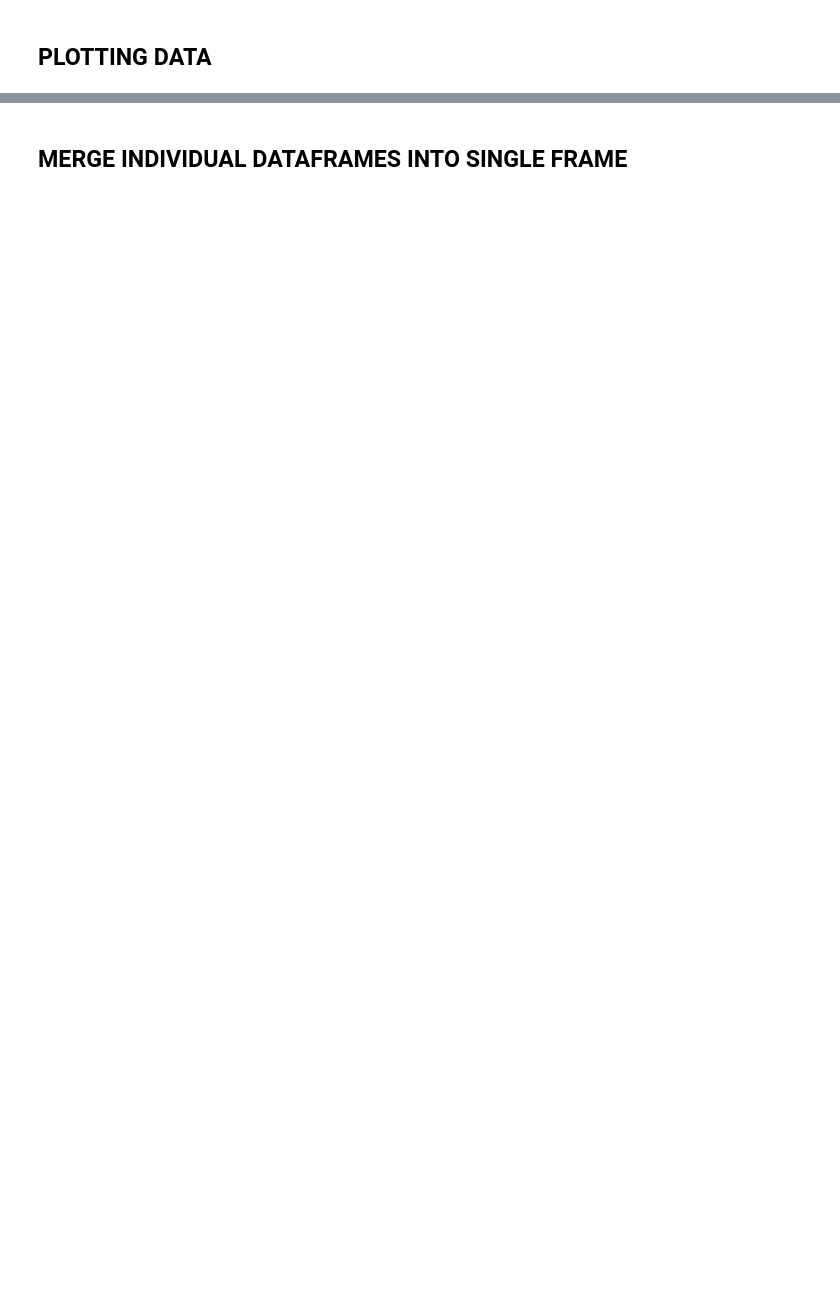
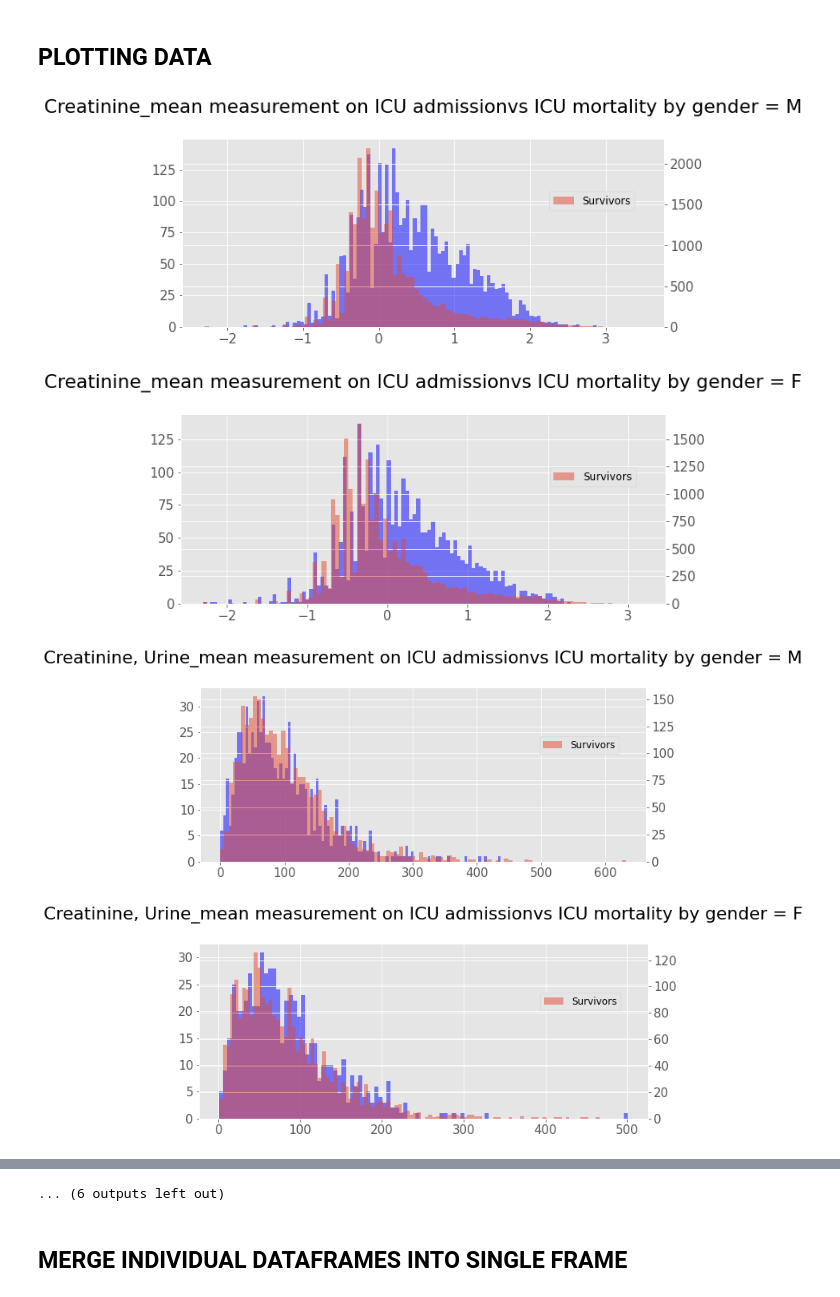
Before and after one commit to RJBeetel3/icu-data-exploration, a Jupyter notebook: icu_mortality_prediction/icu_mortality_prediction/notebooks/LABEVENTS_FIRST24.ipynb, the cells around one changed output, grey strips where cells are left out. Drawn from its saved outputs; the diff is of its cells as text; code cells hidden in the pictures; blank space fills up the shorter version.

Commit message:
refactors lab value visualization code. removes deprecated code

```diff
--- a/icu_mortality_prediction/icu_mortality_prediction/notebooks/LABEVENTS_FIRST24.ipynb
+++ b/icu_mortality_prediction/icu_mortality_prediction/notebooks/LABEVENTS_FIRST24.ipynb
@@ -686,16 +789,22 @@ print("complete")
 # %%
 mean_dataframes_dict = calc_dict['mean']
 for col in mean_dataframes_dict.keys():
-
+    # TODO: Refactor to handle lab measurement
+    lab_measurement = col
     col2 = mean_dataframes_dict[col].columns[0]
 
 
     gender_values = ['M', 'F']
 
     for gend in gender_values:
 
        #print gend
         non_survivors = generate_gender_survivor_cohorts_from_processed_lab_data(mean_dataframes_dict[col], gend, expired=1)
 
         survivors = generate_gender_survivor_cohorts_from_processed_lab_data(mean_dataframes_dict[col], gend, expired=0)
         plot_gender_survivor_lab_values_distributions(survivors, non_survivors, col)
+# %% [output]
+[figure, added]
+[figure, added]
+[figure, added]
+[figure, added]
@@ -702,3 +819,4 @@ for col in mean_dataframes_dict.keys():
+... (6 outputs left out)
 # %% [markdown]
 ## MERGE INDIVIDUAL DATAFRAMES INTO SINGLE FRAME
 # %%
```
Also changed, not shown: parts of 43 cells of this notebook.
